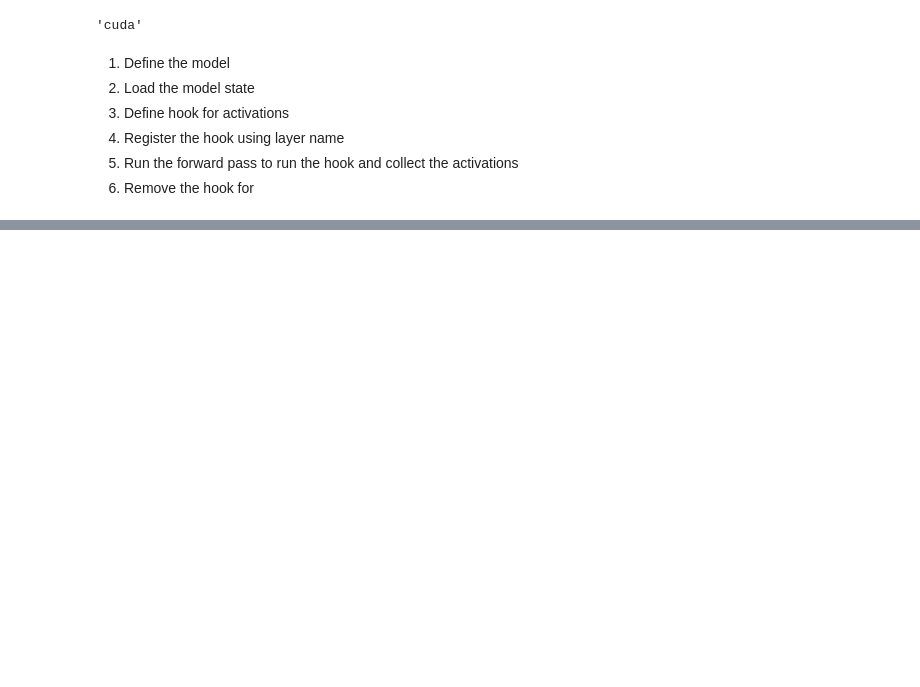
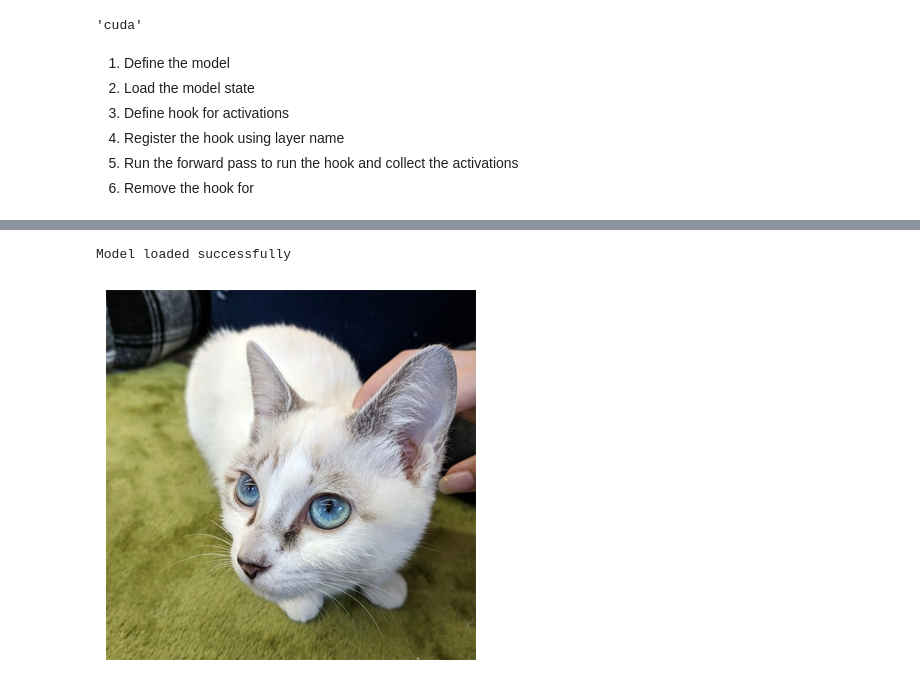
Before and after one commit to Rijan-Joshi/Paper-Reproduction-Implementation, a Jupyter notebook: Fun Tests/visualizing_conv.ipynb, the cells around one changed output, grey strips where cells are left out. Saved outputs shown, nothing was run; the diff lists cells and outputs as text; code cells hidden in the pictures; blank space fills up the shorter version.

```diff
--- a/Fun Tests/visualizing_conv.ipynb
+++ b/Fun Tests/visualizing_conv.ipynb
@@ -27,0 +67,31 @@ class IntegratedModel:
+# %%
+#Loading the model
+
+model.load_state_dict(torch.load('best_model_fine.pth', map_location=device))
+model.eval()
+print("Model loaded successfully")
+# %% [output]
+Model loaded successfully
+# %%
+# Loading the image and convert it to tensor
+import requests
+from PIL import Image
+from io import BytesIO
+from torchvision import transforms
+
+url = "https://img-datasets.s3.amazonaws.com/cat.jpg"
+response = requests.get(url)
+img = Image.open(BytesIO(response.content)).convert('RGB')
+
+transform = transforms.Compose([
+    transforms.Resize((180,180)),
+    transforms.ToTensor()
+])
+
+image_tensor = transform(img).unsqueeze(0).to(device)
+# %%
+plt.imshow(img)
+plt.axis('off')
+plt.show()
+# %% [output]
+[figure, added]
```
Also changed, not shown: parts of 4 cells of this notebook.
